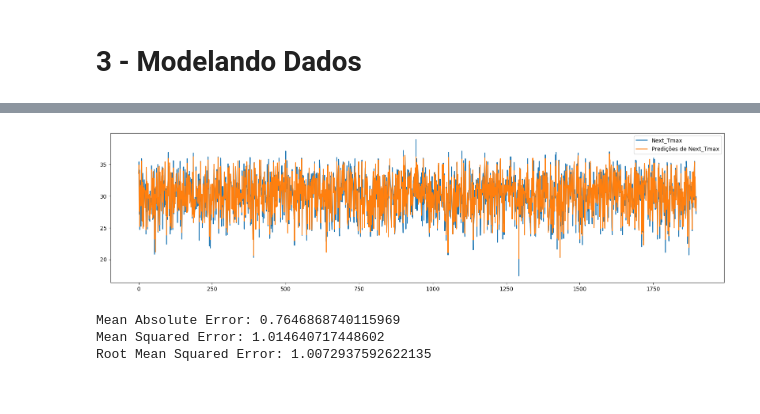
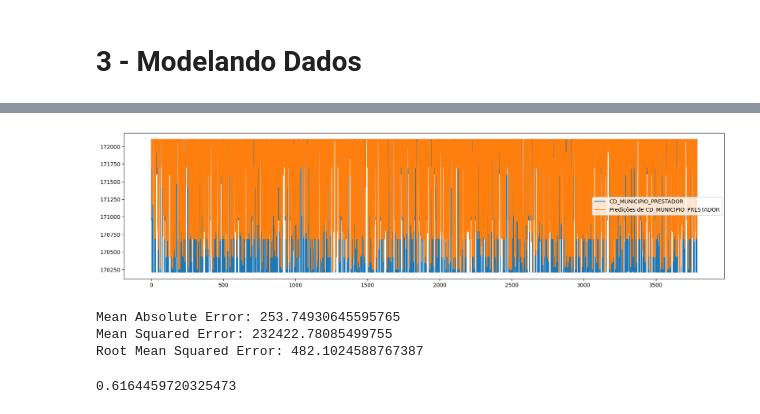
Before and after one commit to brunops1/Desafio-Neurotech, a Jupyter notebook: Desafio_Neurotech_Bruno_pynb.ipynb, the cells around one changed output, grey strips where cells are left out. Saved outputs shown, nothing was run; the diff lists cells and outputs as text; code cells hidden in the pictures.

```diff
--- a/Desafio_Neurotech_Bruno_pynb.ipynb
+++ b/Desafio_Neurotech_Bruno_pynb.ipynb
@@ -515,10 +613 @@ from sklearn.tree import DecisionTreeClassifier
 from sklearn.metrics import accuracy_score
-# %%
-x = BR_CONS[["IND_ACIDENTE_DOENCA", "CD_MOTIVO_SAIDA","CD_CARATER_ATENDIMENTO"]]
-y = BR_CONS["QT_DIARIA_UTI"]
-
-SEED = 5
-np.random.seed(SEED)
-raw_treino_x, raw_teste_x, treino_y, teste_y = train_test_split(x, y, test_size = 0.25,
-                                                         stratify = y)
-print("Treinaremos com %d elementos e testaremos com %d elementos" % (len(treino_x), len(teste_x)))
@@ -534,2 +614,15 @@ print("A acurácia foi %.2f%%" % acuracia)
 # %% [markdown]
 # 3 - Modelando Dados
+# %%
+SEED = 5
+np.random.seed(SEED)
+treino_x, teste_x, treino_y, teste_y = train_test_split(x, y, test_size = 0.25,
+                                                         stratify = y)
+print("Treinaremos com %d elementos e testaremos com %d elementos" % (len(treino_x), len(teste_x)))
+
+modelo = LinearSVC()
+modelo.fit(treino_x, treino_y)
+previsoes = modelo.predict(teste_x)
+
+acuracia = accuracy_score(teste_y, previsoes) * 100
+print("A acurácia foi %.2f%%" % acuracia)
@@ -536,7 +682,4 @@ print("A acurácia foi %.2f%%" % acuracia)
 # %%
-# Importando o modelo de árvore aleatória regressor
 from sklearn.ensemble import RandomForestRegressor
-# Intanciando o modelo com 100 árvores de decisão
 rf = RandomForestRegressor(n_estimators = 100, random_state = 0)
-# Treinando os dados
-rf.fit(x_train, y_train);
+rf.fit(raw_treino_x, treino_y);
@@ -546,21 +686,25 @@ predictions = rf.predict(x_test)
+# %%
+predictions = rf.predict(teste_x)
 # %%
-#Verificando que as predições(Next_Tmax) estão muito próximas da variável Next_Tmax
 plt.figure(figsize=(20,5), dpi=100)
-plt.plot(y_test.to_numpy(),label="Next_Tmax")
-plt.plot(predictions,label="Predições de Next_Tmax")
+plt.plot(teste_y.to_numpy(),label="CD_MUNICIPIO_PRESTADOR")
+plt.plot(predictions,label="Predições de CD_MUNICIPIO_PRESTADOR")
 plt.legend()
 plt.show()
 # %% [output]
-[figure, old version]
+[figure, new version]
 # %%
-# Calculando as métricas
 from sklearn import metrics
 
 
-print('Mean Absolute Error:', metrics.mean_absolute_error(y_test, predictions))
-print('Mean Squared Error:', metrics.mean_squared_error(y_test, predictions))
-print('Root Mean Squared Error:', np.sqrt(metrics.mean_squared_error(y_test, predictions)))
+print('Mean Absolute Error:', metrics.mean_absolute_error(teste_y, predictions))
+print('Mean Squared Error:', metrics.mean_squared_error(teste_y, predictions))
+print('Root Mean Squared Error:', np.sqrt(metrics.mean_squared_error(teste_y, predictions)))
 # %% [output]
-Mean Absolute Error: 0.7646868740115969
-Mean Squared Error: 1.014640717448602
-Root Mean Squared Error: 1.0072937592622135
+Mean Absolute Error: 253.74930645595765
+Mean Squared Error: 232422.78085499755
+Root Mean Squared Error: 482.1024588767387
+# %%
+rf.score(teste_x, teste_y)
+# %% [output]
+0.6164459720325473
```
Also changed, not shown: parts of 44 cells of this notebook.
